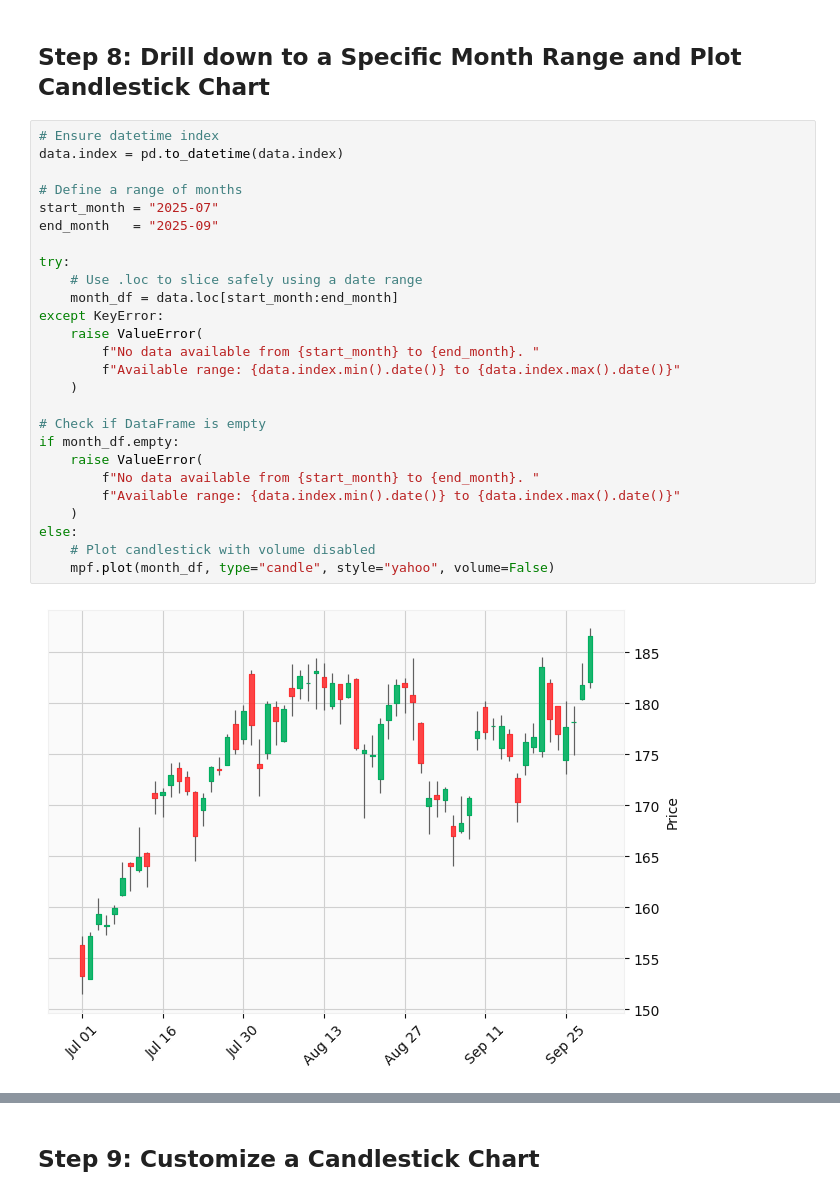
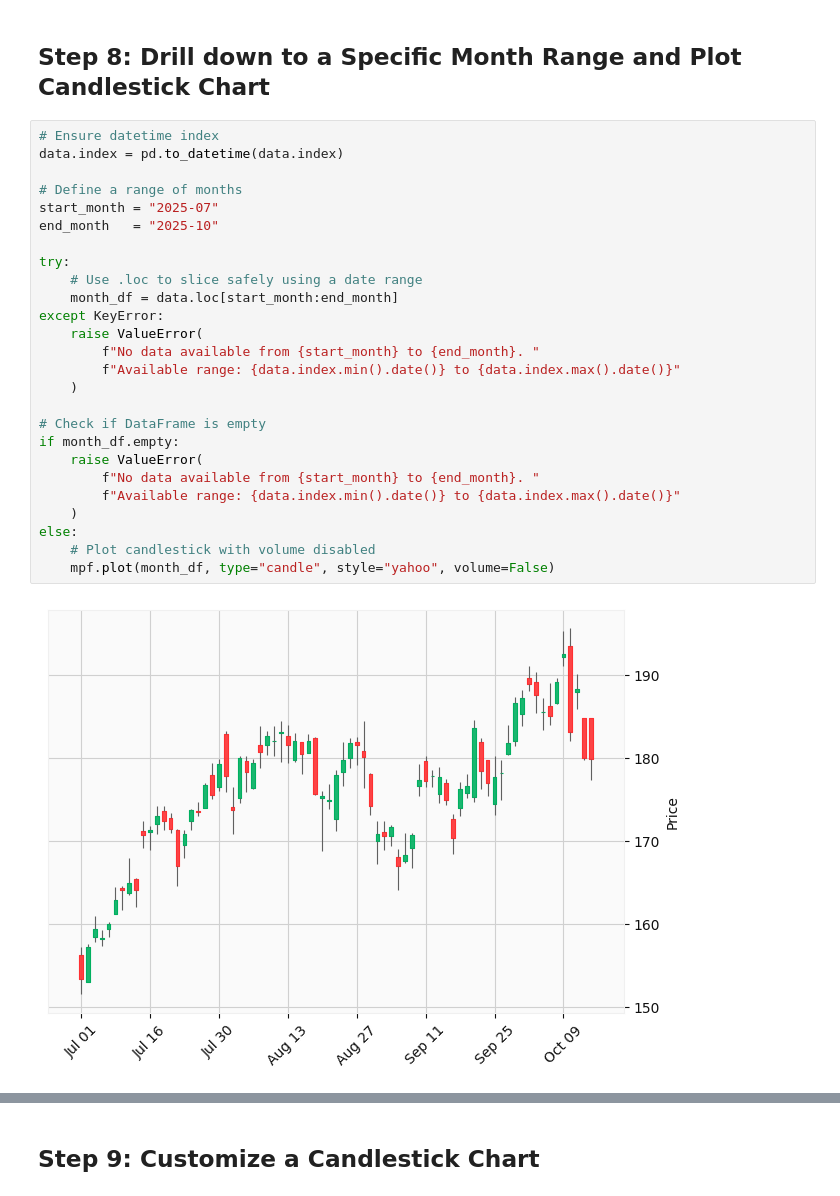
Before and after one commit to course-files/TimeSeriesForecastingandNeuralNetworks, a Jupyter notebook: 1_candlestick_charts_in_finance.ipynb, the cells around one changed output, grey strips where cells are left out. Saved outputs shown, nothing was run; the diff lists cells and outputs as text.

```diff
--- a/1_candlestick_charts_in_finance.ipynb
+++ b/1_candlestick_charts_in_finance.ipynb
@@ -403,31 +403,31 @@ except ImportError:
 # %%
 # Ensure datetime index
 data.index = pd.to_datetime(data.index)
 
 # Define a range of months
 start_month = "2025-07"
-end_month   = "2025-09"
+end_month   = "2025-10"
 
 try:
     # Use .loc to slice safely using a date range
     month_df = data.loc[start_month:end_month]
 except KeyError:
     raise ValueError(
         f"No data available from {start_month} to {end_month}. "
         f"Available range: {data.index.min().date()} to {data.index.max().date()}"
     )
 
 # Check if DataFrame is empty
 if month_df.empty:
     raise ValueError(
         f"No data available from {start_month} to {end_month}. "
         f"Available range: {data.index.min().date()} to {data.index.max().date()}"
     )
 else:
     # Plot candlestick with volume disabled
     mpf.plot(month_df, type="candle", style="yahoo", volume=False)
 # %% [output]
-[figure, old version]
+[figure, new version]
 # %%
 mpf.plot(month_df, type="candle", style="yahoo", volume=True)
 # %% [output]
```
Also changed, not shown: parts of 15 cells of this notebook, 4 other files.
